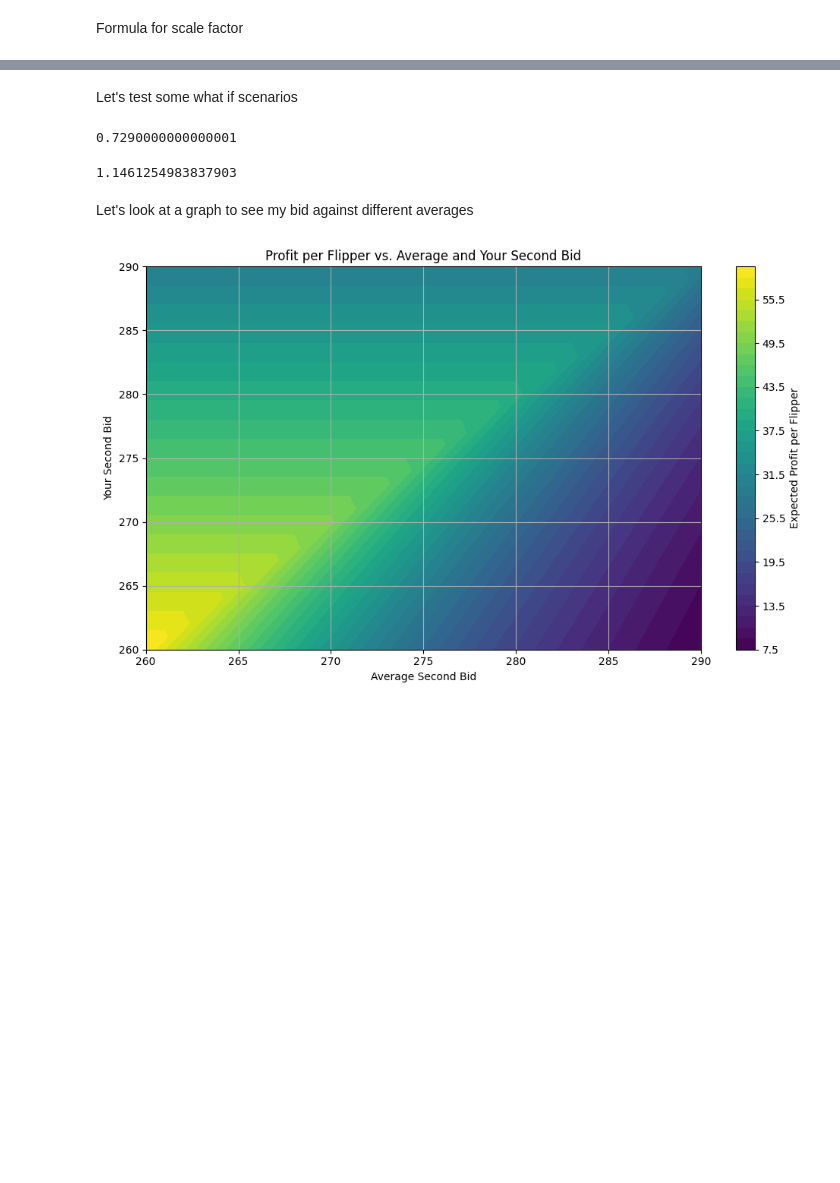
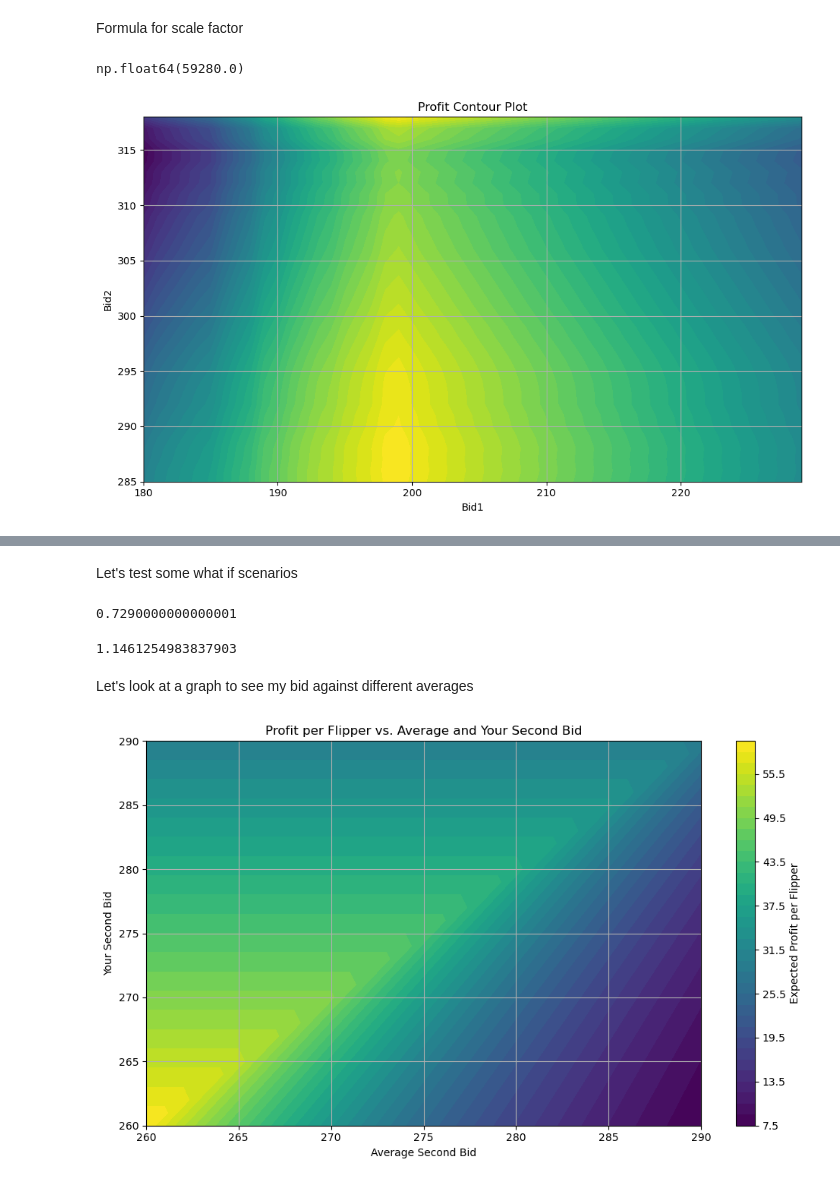
Before and after one commit to iamzr/imc-prosperity-3, a Jupyter notebook: round_3/manual.ipynb, the cells around one changed output, grey strips where cells are left out. Cells and saved outputs as stored; diff of their text form; code cells hidden in the pictures; blank space fills up the shorter version.

```diff
--- a/round_3/manual.ipynb
+++ b/round_3/manual.ipynb
@@ -5,3 +29,52 @@ Formula for scale factor
 # %%
 def p(avg_bid, your_bid):
     return ((320 - avg_bid) / (320 - your_bid)) **3
+# %%
+def profit(sample, buy1, buy2, buy2_avg):
+    profit = 0
+    sales1 = sample <= buy1
+    no_sales1 = sum(sales1)
+    profit += no_sales1 * (320 - buy1)
+
+    sample = sample[~sales1]
+    sales2 = sample <= buy2
+    no_sales2 = sum(sales2)
+    profit += no_sales2 * (320 - buy2)
+
+    sample = sample[~sales2]
+    no_sales3 = len(sample)
+    profit += no_sales3 * (320 - buy2)*p(buy2_avg, buy2)
+
+    return profit
+# %%
+sample = gen_turtle_sample(1000)
+profit(sample, 210, 290, 290)
+# %% [output]
+np.float64(59280.0)
+# %%
+# Parameters
+bid1s = np.arange(180, 230, 1)  # Your potential second bids from 260 to 290
+bid2s = np.arange(285, 319, 1)  # Simulated average second bids from 260 to 290
+avg_bid = 304 # This function flips around 305. Looks 303 very different from 306
+
+# Create a matrix to store profits
+profits = np.zeros((len(bid1s), len(bid2s)))
+# Calculate profits for each combination of bids
+for i, bid1 in enumerate(bid1s):
+    for j, bid2 in enumerate(bid2s):
+        profits[i, j] = profit(sample, bid1, bid2, avg_bid)
+
+x, y = np.meshgrid(bid1s, bid2s)
+
+# Plotting
+fig, ax = plt.subplots(figsize=(10, 6))
+c = ax.contourf(x, y, profits.T, levels=50, cmap="viridis")
+# plt.colorbar(c)
+plt.title("Profit Contour Plot")
+plt.xlabel("Bid1")
+plt.ylabel("Bid2")
+plt.grid(True)
+plt.tight_layout()
+plt.show()
+# %% [output]
+[figure, added]
```
Also changed, not shown: parts of 7 cells of this notebook, 21 other files.
